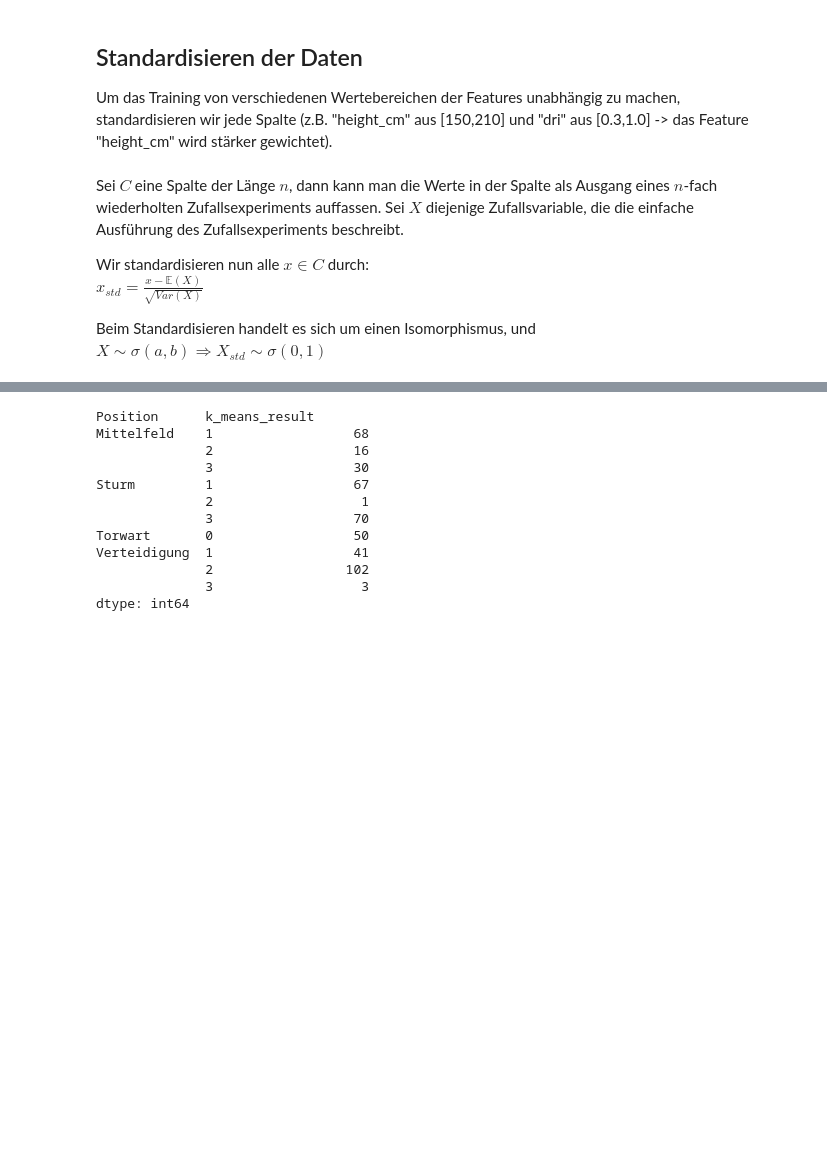
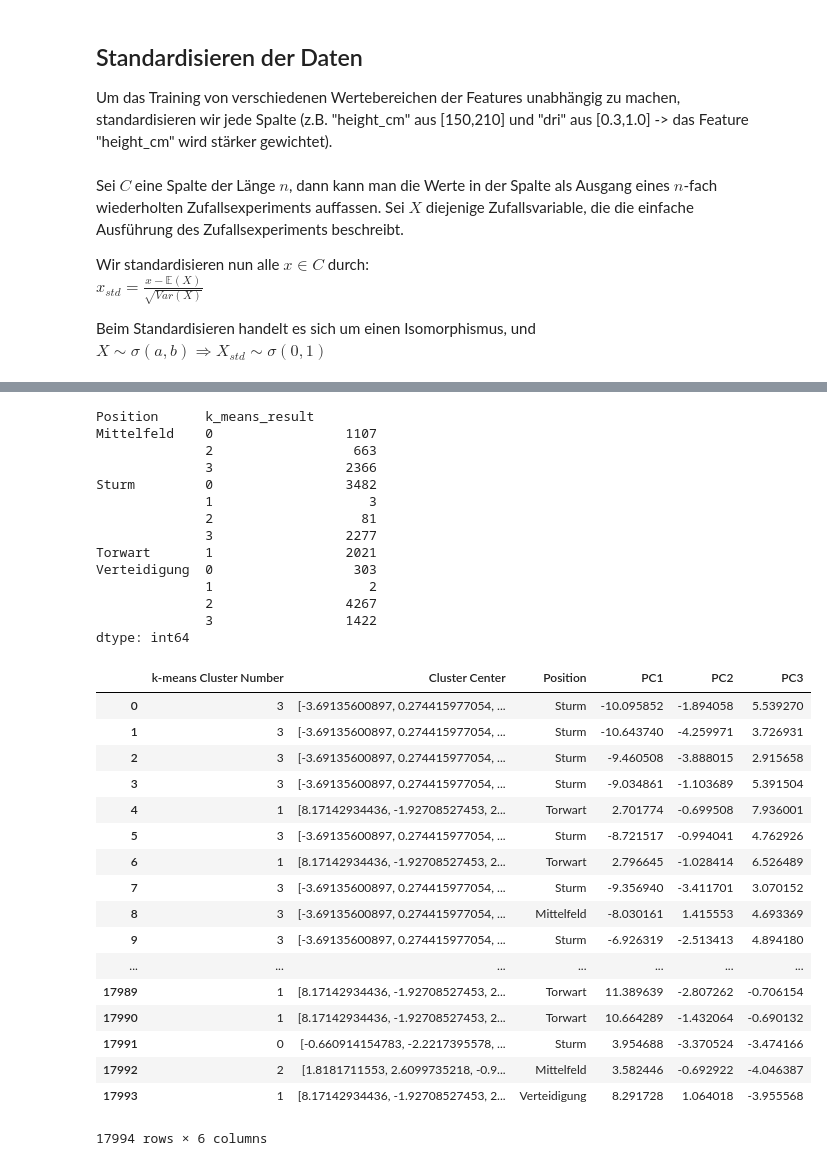
Before and after one commit to pkeil/Bundesligaspieler_Classifier, a Jupyter notebook: BL_DimRed.ipynb, the cells around one changed output, grey strips where cells are left out. Cells and saved outputs as stored; diff of their text form; code cells hidden in the pictures; blank space fills up the shorter version.

```diff
--- a/BL_DimRed.ipynb
+++ b/BL_DimRed.ipynb
@@ -144,43 +154,65 @@ Verteidigung       0.81      0.90      0.86       146
 # %%
 from sklearn.cluster import KMeans
-k_means = KMeans(n_clusters=4, random_state=0)
-k_means = k_means.fit(X_pca_train)
-y_k_means = k_means.predict(X_pca_test)
-y_k_means = pd.DataFrame(y_k_means, columns=['k_means_result'], index=y_pca_test.index)
+k_means = KMeans(n_clusters=4)
+k_means = k_means.fit(X_pca)
+y_k_means = k_means.predict(X_pca)
+y_k_means = pd.DataFrame(y_k_means, columns=['k_means_result'], index=X_pca.index)
 y_k_means
-y_test_1 = y_pca_test.join(y_k_means, how='left')
+y_test_1 = y.join(y_k_means, how='left')
 y_test_1.groupby(['Position','k_means_result']).size()
 # %% [output]
 Position      k_means_result
-Mittelfeld    1                  68
-              2                  16
-              3                  30
-Sturm         1                  67
-              2                   1
-              3                  70
-Torwart       0                  50
-Verteidigung  1                  41
-              2                 102
-              3                   3
+Mittelfeld    0                 1107
+              2                  663
+              3                 2366
+Sturm         0                 3482
+              1                    3
+              2                   81
+              3                 2277
+Torwart       1                 2021
+Verteidigung  0                  303
+              1                    2
+              2                 4267
+              3                 1422
 dtype: int64
 # %%
 k_means_stats = pd.DataFrame(k_means.predict(X_pca), index=X_pca.index, columns=['k-means Cluster Number'])
 def join_cluster_center(x):
     return k_means.cluster_centers_[x]
 k_means_stats['Cluster Center'] = k_means_stats['k-means Cluster Number'].apply(join_cluster_center)
+k_means_stats = k_means_stats.join(y,how='left')
 k_means_stats = k_means_stats.join(X_pca, how='left')
 k_means_stats_0=k_means_stats.where(k_means_stats['k-means Cluster Number']==0).dropna()
 k_means_stats_0=np.array(k_means_stats_0[['PC1','PC2','PC3']])
 k_means_stats_1=k_means_stats.where(k_means_stats['k-means Cluster Number']==1).dropna()
 k_means_stats_1=np.array(k_means_stats_1[['PC1','PC2','PC3']])
 k_means_stats_2=k_means_stats.where(k_means_stats['k-means Cluster Number']==2).dropna()
 k_means_stats_2=np.array(k_means_stats_2[['PC1','PC2','PC3']])
 k_means_stats_3=k_means_stats.where(k_means_stats['k-means Cluster Number']==3).dropna()
 k_means_stats_3=np.array(k_means_stats_3[['PC1','PC2','PC3']])
 #PCA_Datapoints = np.array(k_means_stats[['PC1','PC2','PC3']])
 #k_means_stats['PCA Datapoints']=PCA_Datapoints.tolist()
 #k_means_stats
 #x_dp, y_dp, z_dp = PCA_Datapoints.T
-
+k_means_stats
 
 #def calc_dist(x):
+# %% [output]
+|  | k-means Cluster Number | Cluster Center | Position | PC1 | PC2 | PC3 |
+| 0 | 3 | [-3.69135600897, 0.274415977054, ... | Sturm | -10.095852 | -1.894058 | 5.539270 |
+| 1 | 3 | [-3.69135600897, 0.274415977054, ... | Sturm | -10.643740 | -4.259971 | 3.726931 |
+| 2 | 3 | [-3.69135600897, 0.274415977054, ... | Sturm | -9.460508 | -3.888015 | 2.915658 |
+| 3 | 3 | [-3.69135600897, 0.274415977054, ... | Sturm | -9.034861 | -1.103689 | 5.391504 |
+| 4 | 1 | [8.17142934436, -1.92708527453, 2... | Torwart | 2.701774 | -0.699508 | 7.936001 |
+| 5 | 3 | [-3.69135600897, 0.274415977054, ... | Sturm | -8.721517 | -0.994041 | 4.762926 |
+| 6 | 1 | [8.17142934436, -1.92708527453, 2... | Torwart | 2.796645 | -1.028414 | 6.526489 |
+| 7 | 3 | [-3.69135600897, 0.274415977054, ... | Sturm | -9.356940 | -3.411701 | 3.070152 |
+| 8 | 3 | [-3.69135600897, 0.274415977054, ... | Mittelfeld | -8.030161 | 1.415553 | 4.693369 |
+| 9 | 3 | [-3.69135600897, 0.274415977054, ... | Sturm | -6.926319 | -2.513413 | 4.894180 |
+| ... | ... | ... | ... | ... | ... | ... |
+| 17989 | 1 | [8.17142934436, -1.92708527453, 2... | Torwart | 11.389639 | -2.807262 | -0.706154 |
+| 17990 | 1 | [8.17142934436, -1.92708527453, 2... | Torwart | 10.664289 | -1.432064 | -0.690132 |
+| 17991 | 0 | [-0.660914154783, -2.2217395578, ... | Sturm | 3.954688 | -3.370524 | -3.474166 |
+| 17992 | 2 | [1.8181711553, 2.6099735218, -0.9... | Mittelfeld | 3.582446 | -0.692922 | -4.046387 |
+| 17993 | 1 | [8.17142934436, -1.92708527453, 2... | Verteidigung | 8.291728 | 1.064018 | -3.955568 |
+17994 rows × 6 columns
```
Also changed, not shown: parts of 12 cells of this notebook, 12 other files.
